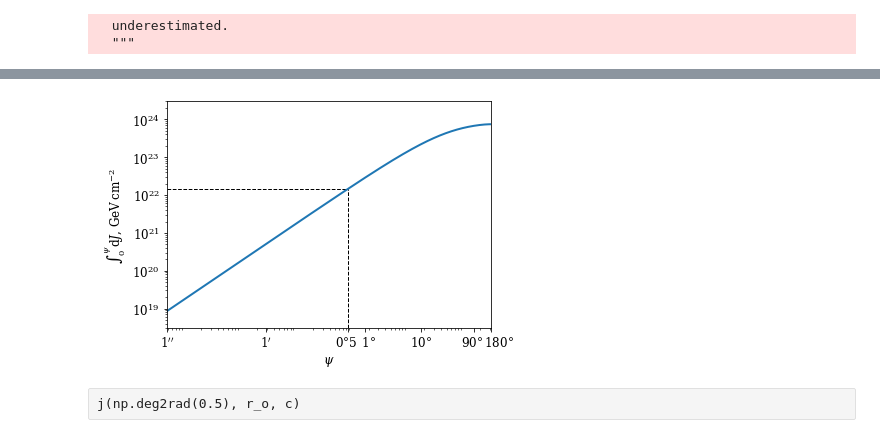
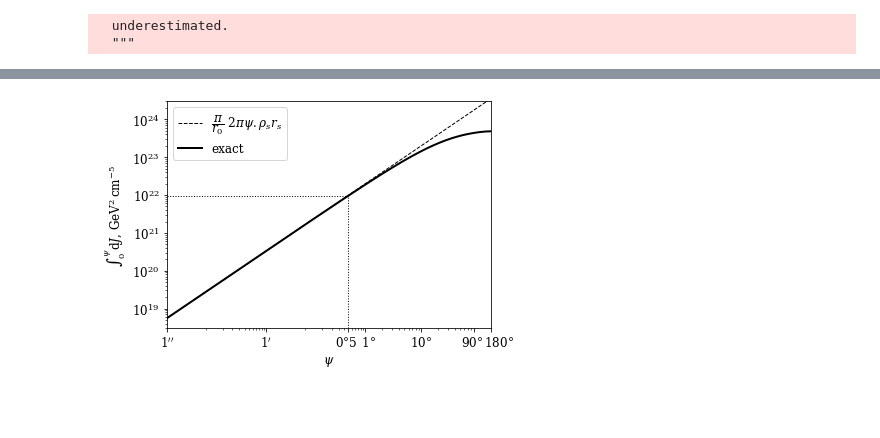
Before and after one commit to adam-coogan/gss19_sterile_nus, a Jupyter notebook: notebooks/week_2.ipynb, the cells around one changed output, grey strips where cells are left out. Cells and saved outputs as stored; diff of their text form; code cells hidden in the pictures; blank space fills up the shorter version.

Commit message:
more text and better plots

```diff
--- a/notebooks/week_2.ipynb
+++ b/notebooks/week_2.ipynb
@@ -106,15 +110,24 @@ import numpy as np
 %matplotlib inline
 from matplotlib_import import *
 
-def plot(x, y, hline=None):
-    fig, ax = plt.subplots()
-    ax.semilogx(x, y)
+def plot(x, y, hline=None, ax=None, fig=None, **kwargs):
+    if ax is None:
+        fig, ax = plt.subplots()
+    ax.semilogx(x, y, 'k-', **kwargs)
+    if hline is not None:
+        ax.hlines(hline, *ax.get_xlim(), linestyles=':', linewidths=1)
+
+    ax.set_xlabel('$\psi$')
     ax.set_xlim(1/206265, np.pi)
-    ax.xaxis.set_ticks((np.pi, np.pi/2, np.deg2rad(10), np.deg2rad(1), np.deg2rad(0.5), np.deg2rad(1/60), np.deg2rad(1/3600)))
+    ax.xaxis.set_ticks(np.deg2rad((180, 90, 10, 1, 0.5, 1/60, 1/3600)))
     ax.xaxis.set_ticklabels((r'    $180°$', r'$90°$  ', r'$10°$', r'  $1°$', r'$0°5$  ', '$1\'$', '$1\'\'$'))
-    ax.set_xlabel('$\psi$')
-    if hline is not None:
-        ax.hlines(hline, *ax.get_xlim(), linestyles='--', linewidths=1)
+    ax.xaxis.set_ticks(np.deg2rad(np.hstack(((np.arange(5, 60, 5)[None, :]
+                                              * np.array((1/3600, 1/60))[:, None]).flat,
+                                             (np.arange(2, 10)[None, :]
+                                              * np.array((1, 10))[:, None]).flat))),
+                       minor=True)
+    ax.xaxis.set_ticklabels([], minor=True)
+
     return fig, ax
 
 
@@ -122,6 +135,8 @@ PSI_ = np.logspace(-np.log10(206265), np.log10(np.pi/2), 101)  # from 1'' to 90
 
 fig, ax = plot(PSI_, sym.lambdify((psi, r_0, b), (2*sym.pi * sym.sin(psi) * pigrand))(PSI_+0j, 0.474+0j, 1e6+0j),
                2*np.pi**2/0.474)
+ax.text(np.pi/2, 41, '$2\pi^2/r_0$', fontsize=12,
+       verticalalignment='top', horizontalalignment='right')
 ax.set_ylim(0, 45)
 ax.set_ylabel(r'$\mathrm{d}j / \mathrm{d}\psi$')
 fig.tight_layout()
@@ -175,4 +190,4 @@ r_s = r_200/c
 rho_s = (Delta * c**3 / (np.log(1+c) - c/(1+c))) * cosmo.critical_density0
 
 r_o = (R_0 / r_s).to('').value
-J_0 = (rho_s * r_s * C.c**2).to('GeV / cm^2')
+J_0 = ((rho_s * C.c**2)**2 * r_s).to('GeV^2 / cm^5')
@@ -223,15 +287,18 @@ j0, j0err = quad(lambda psi: 2*np.pi*np.sin(psi) * djdO(psi, r_o, c)[0], 0, psi0
 # %%
 # integral as a sum:
 zi = (PSI[0]*z[0] + np.hstack((0, np.cumsum((PSI[1:]-PSI[:-1]) * (z[1:] + z[:-1]) / 2))))
 
-fig, ax = plot(PSI, J_0*zi)
+fig, ax = plt.subplots()
+ax.plot(PSI, 2*np.pi**2/r_o * PSI * J_0, 'k--', linewidth=1,
+        label=r'$\dfrac{\pi}{r_0}\ 2\pi \psi . \rho_s r_s$')
+plot(PSI, zi*J_0, ax=ax, label='exact')
+
 ax.set_yscale('log')
 ax.set_ylim(3e18, 3e24)
-ax.hlines(j0*J_0.value, plt.xlim()[0], psi0, linestyles='--', linewidths=1)
-ax.vlines(psi0, 3e18, j0*J_0.value, linestyles='--', linewidths=1)
+ax.hlines(j0_int*J_0.value, plt.xlim()[0], psi0, linestyles=':', linewidths=1)
+ax.vlines(psi0, 3e18, j0_int*J_0.value, linestyles=':', linewidths=1)
 ax.set_ylabel(r'$\int_0^\psi \mathrm{d}J$, '+J_0.unit.to_string('latex_inline'))
+ax.legend(loc='upper left', fontsize=12)
 fig.tight_layout()
 # %% [output]
-[figure, old version]
+[figure, new version]
-# %% [raw]
-j(np.deg2rad(0.5), r_o, c)
```
Also changed, not shown: parts of 25 cells of this notebook.
